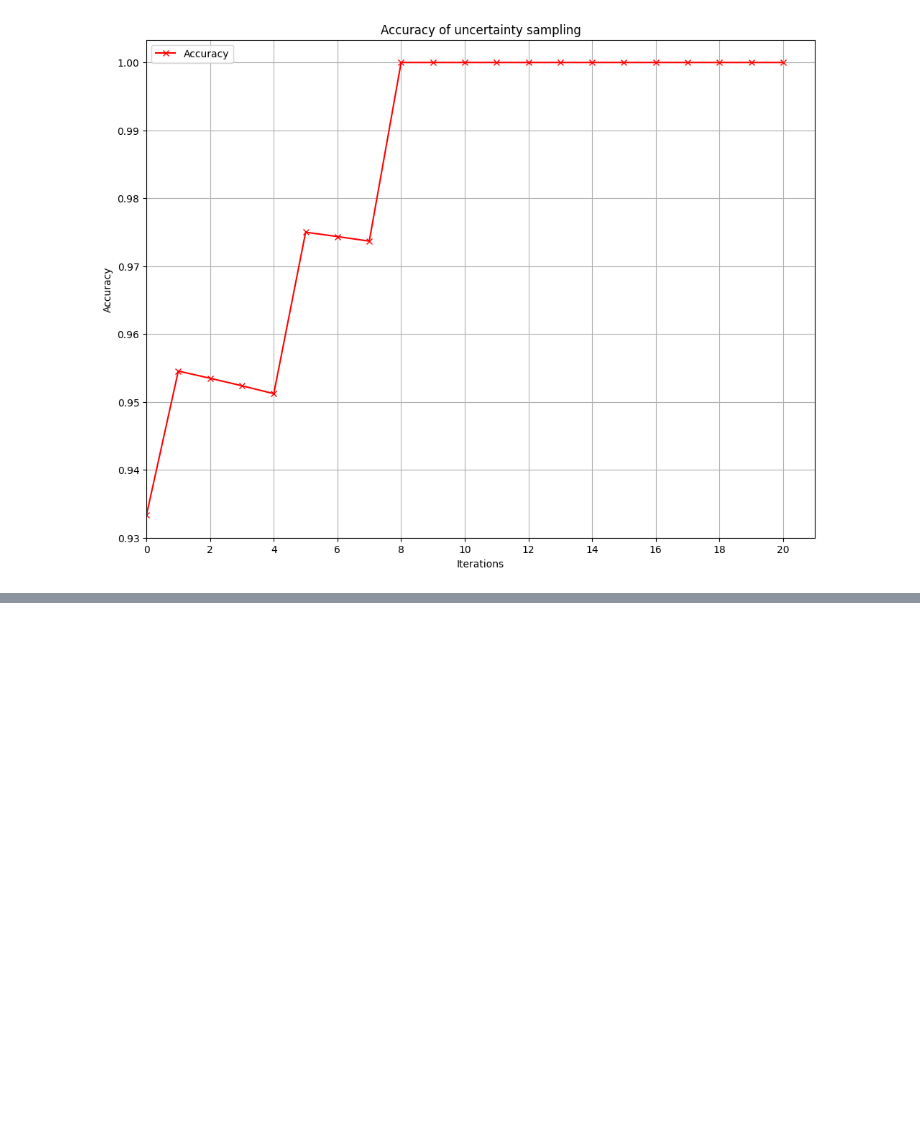
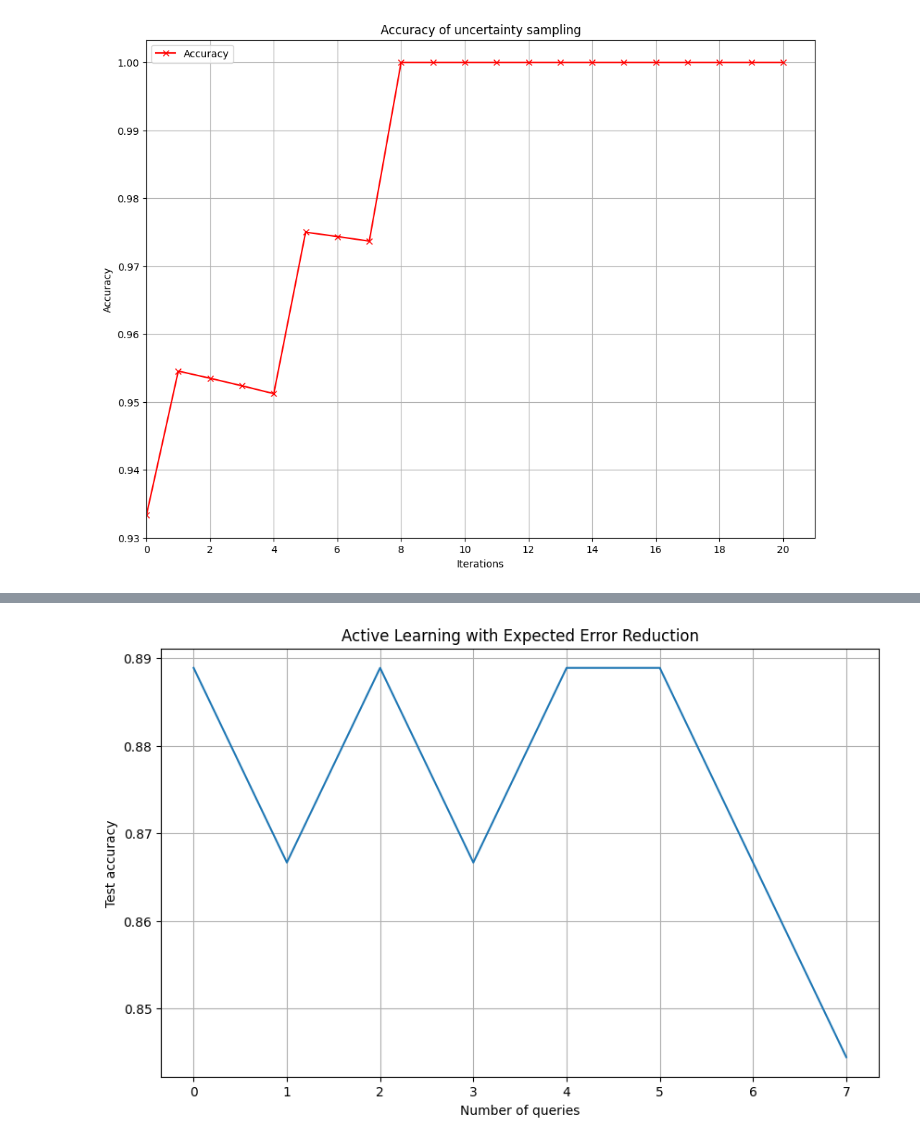
Before and after one commit to Noorpr/Active-learning-example, a Jupyter notebook: active_learning.ipynb, the cells around one changed output, grey strips where cells are left out. Drawn from its saved outputs; the diff is of its cells as text; code cells hidden in the pictures; blank space fills up the shorter version.

```diff
--- a/active_learning.ipynb
+++ b/active_learning.ipynb
@@ -120,0 +157,5 @@ plt.show()
+# %%
+X, y = get_iris()
+# %%
+base_model = RandomForestClassifier(n_estimators=100, random_state=42)
+results = active_learning_with_eer(base_model, X, y, n_initial=10, n_queries=7)
@@ -120,0 +180,10 @@ plt.show()
+# %%
+plt.figure(figsize=(10, 6))
+plt.plot(range(len(results['performance_history'])), results['performance_history'])
+plt.xlabel('Number of queries')
+plt.ylabel('Test accuracy')
+plt.title('Active Learning with Expected Error Reduction')
+plt.grid(True)
+plt.show()
+# %% [output]
+[figure, added]
```
Also changed, not shown: parts of 8 cells of this notebook, 1 other file.
